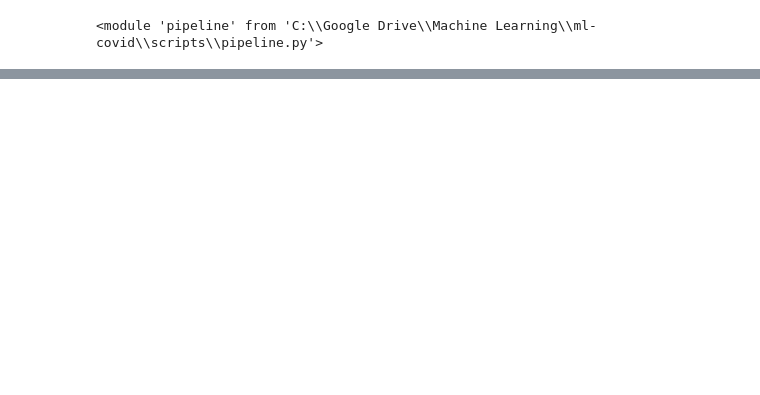
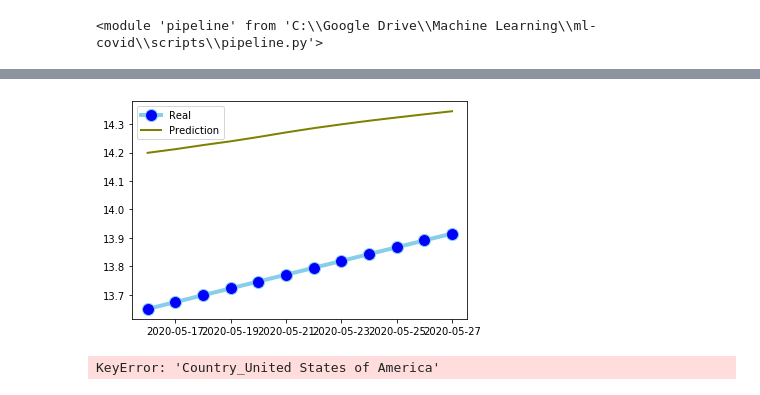
Before and after one commit to rceid/ML_Covid, a Jupyter notebook: scripts/model_fitting.ipynb, the cells around one changed output, grey strips where cells are left out. Saved outputs shown, nothing was run; the diff lists cells and outputs as text; code cells hidden in the pictures; blank space fills up the shorter version.

```diff
--- a/scripts/model_fitting.ipynb
+++ b/scripts/model_fitting.ipynb
@@ -350,0 +90,9 @@ NameError: name 'y_pred' is not defined
+# %%
+pipeline.plot_real_vs_prediction(X_test, y_pred, y_test, 'United States of America')
+# %% [output]
+[figure, added]
+# %%
+predictions = pipeline.predictions_every_country(X_test.columns[19:164], X_test, y_pred, y_test)
+#predictions = pipeline.predictions_every_country([X_test.columns[19]], X_test, y_pred, y_test)
+# %% [output]
+KeyError: 'Country_United States of America'
```
Also changed, not shown: parts of 21 cells of this notebook.
